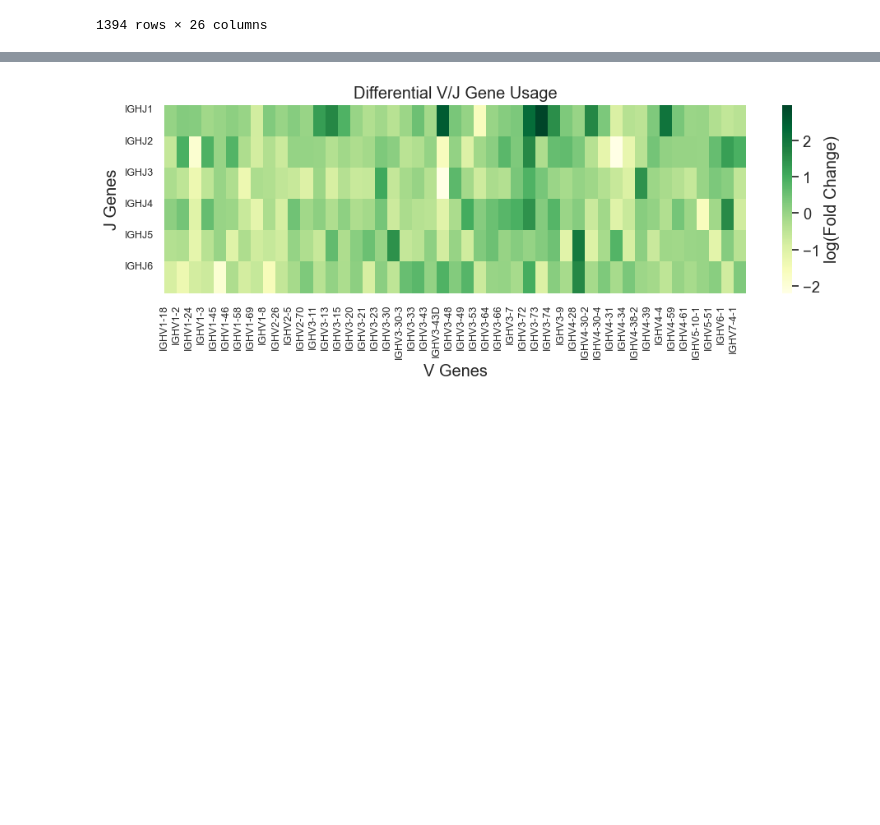
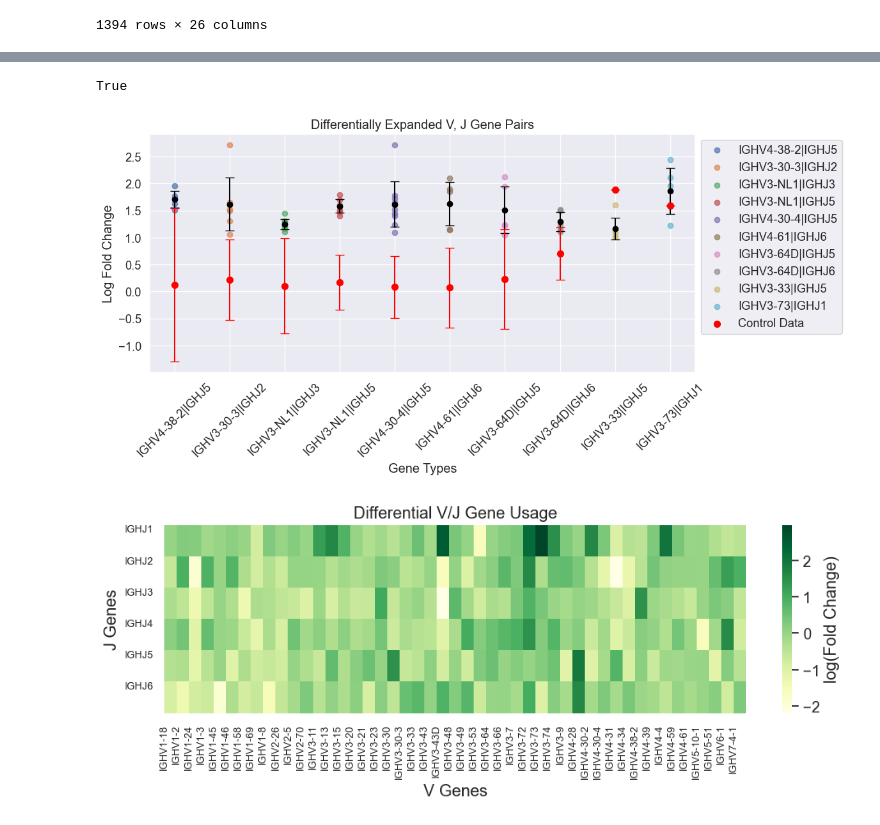
Before and after one commit to DaeheonKwon/Grad_proj, a Jupyter notebook: playground.ipynb, the cells around one changed output, grey strips where cells are left out. Saved outputs shown, nothing was run; the diff lists cells and outputs as text; code cells hidden in the pictures; blank space fills up the shorter version.

```diff
--- a/playground.ipynb
+++ b/playground.ipynb
@@ -117,0 +153,4 @@ filtered_df = df[(df.iloc[:, 1:] > 1).any(axis=1)]
+# %%
+'IGHJ1' in df_change.columns
+# %% [output]
+True
@@ -118,3 +201,38 @@ filtered_df = df[(df.iloc[:, 1:] > 1).any(axis=1)]
+# %%
+
+control_gene_types = list(fold_change_matrix_control.keys())
+control_data_values = list(fold_change_matrix_control.values())
+
+control_means = [np.mean(values) for values in control_data_values]
+control_std = [np.std(values) for values in control_data_values]
+
+experimental_gene_types = list(fold_change_matrix.keys())
+experimental_data_values = list(fold_change_matrix.values())
+
+plt.figure(figsize=(12, 6))
+ax = plt.gca()
+
+for i, values in enumerate(experimental_data_values):
+    x = [i] * len(values)
+    y = values
+    plt.scatter(x, y, label=experimental_gene_types[i], marker='o', alpha=0.7)
+    plt.errorbar(i, np.mean(y), yerr=np.std(y), color='black', fmt='o', capsize=5)
+
+plt.scatter(range(len(control_gene_types)), control_means, label="Control Data", marker='o', color='red', s=50)
+
+for i, mean_value in enumerate(control_means):
+    plt.errorbar(i, mean_value, yerr=control_std[i], color='red', fmt='o', capsize=5)
+
+plt.title("Differentially Expanded V, J Gene Pairs")
+plt.xlabel("Gene Types")
+plt.ylabel("Log Fold Change")
+plt.xticks(range(len(experimental_gene_types)), experimental_gene_types, rotation=45)
+plt.legend(loc='upper left', bbox_to_anchor=(1, 1))
+
+plt.tight_layout()
+plt.show()
+# %% [output]
+[figure, added]
 # %%
 path =  '../Data/in_house_healthy/'
 files = os.listdir(path)
```
Also changed, not shown: parts of 9 cells of this notebook, 1 other file.
